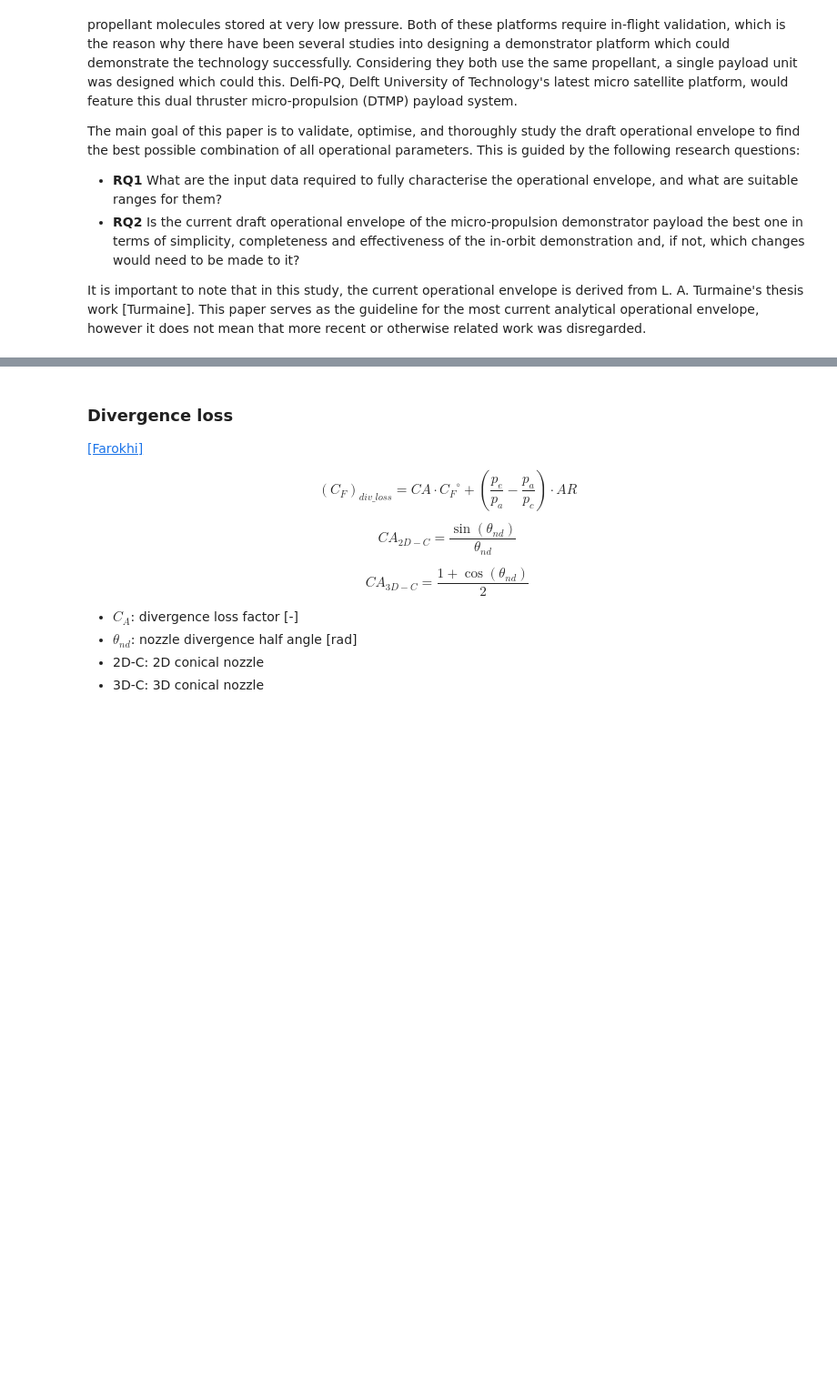
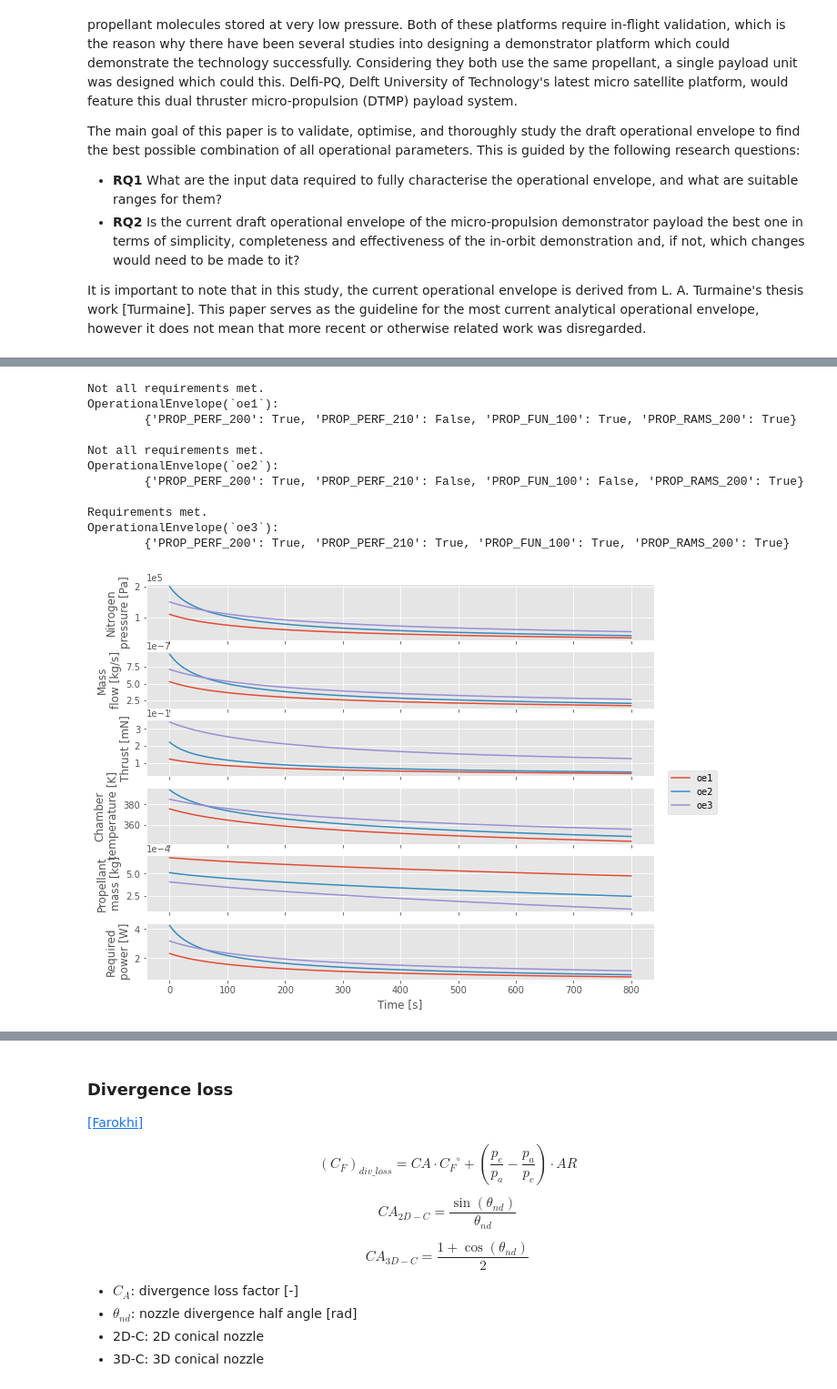
Before and after one commit to wdoppenberg/mp-operational-envelope, a Jupyter notebook: OperationalEnvelope.ipynb, the cells around one changed output, grey strips where cells are left out. Shown at 91% size. Cells and saved outputs as stored; diff of their text form; code cells hidden in the pictures; blank space fills up the shorter version.

```diff
--- a/OperationalEnvelope.ipynb
+++ b/OperationalEnvelope.ipynb
@@ -260,0 +402,53 @@ $$ \frac{T_t}{T_{tot}} = \frac{\gamma + 1}{2} $$
+# %%
+input_vars1 = dict(
+    l_tube=0.4,
+    d_tube=1.57e-3,
+    propellant=c.Water,
+    p_0=1.1e5,
+    V_fraction=0.12,
+    C_d=0.66,
+    xi_s=0.3
+)
+
+input_vars2 = dict(
+    l_tube=0.3,
+    d_tube=1.57e-3,
+    propellant=c.Water,
+    p_0=2e5,
+    V_fraction=0.12,
+    C_d=0.66,
+    xi_s=0.3
+)
+
+input_vars3 = dict(
+    l_tube=0.3,
+    d_tube=1.57e-3,
+    propellant=c.Water,
+    p_0=1.5e5,
+    V_fraction=0.3,
+    C_d=0.66,
+    xi_s=0.6
+)
+
+oe1 = OperationalEnvelope(input_vars1, name='oe1')
+oe2 = OperationalEnvelope(input_vars2, name='oe2')
+oe3 = OperationalEnvelope(input_vars3, name='oe3')
+
+dt, t_end = 0.1, 800
+ex = Experiment(oe1, oe2, oe3)
+
+ex.verification(dt, t_end)
+ex.comparison(dt, t_end)
+# %% [output]
+Not all requirements met.
+OperationalEnvelope(`oe1`):
+        {'PROP_PERF_200': True, 'PROP_PERF_210': False, 'PROP_FUN_100': True, 'PROP_RAMS_200': True}
+
+Not all requirements met.
+OperationalEnvelope(`oe2`):
+        {'PROP_PERF_200': True, 'PROP_PERF_210': False, 'PROP_FUN_100': False, 'PROP_RAMS_200': True}
+
+Requirements met.
+OperationalEnvelope(`oe3`):
+        {'PROP_PERF_200': True, 'PROP_PERF_210': True, 'PROP_FUN_100': True, 'PROP_RAMS_200': True}
+[figure, added]
```
Also changed, not shown: parts of 44 cells of this notebook.
